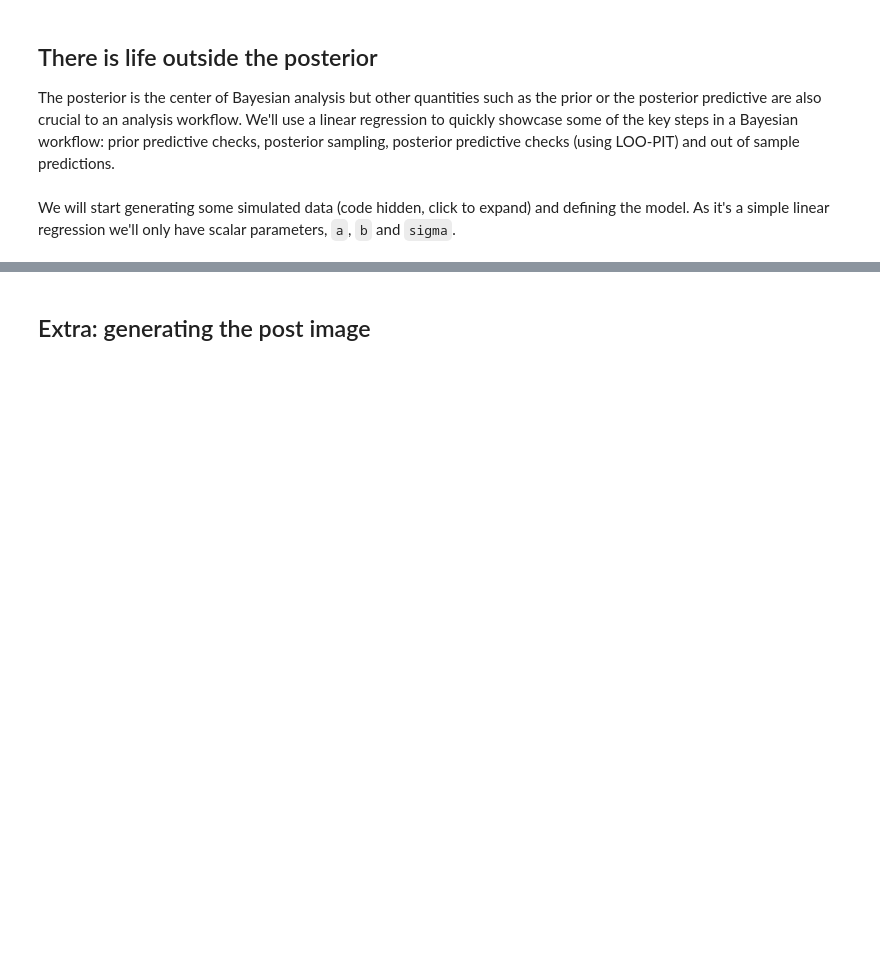
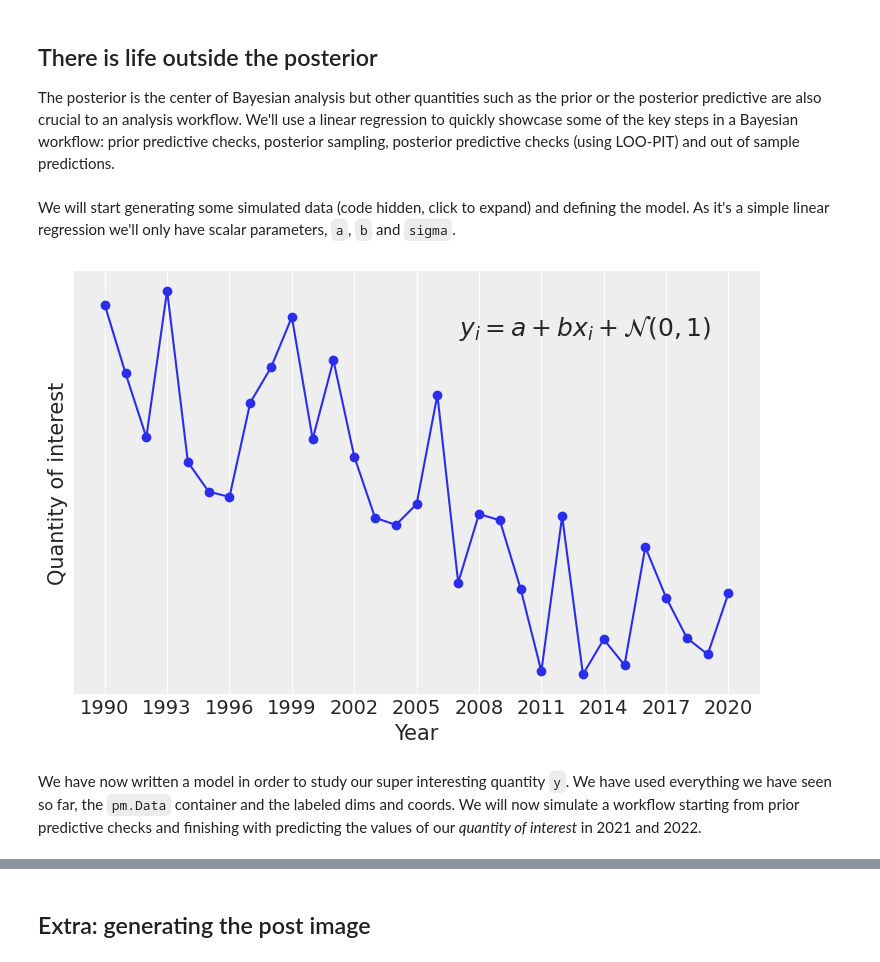
Before and after one commit to OriolAbril/oriol_unraveled, a Jupyter notebook: _notebooks/2020-08-16-pymc3-arviz.ipynb, the cells around one changed output, grey strips where cells are left out. Drawn from its saved outputs; the diff is of its cells as text; code cells hidden in the pictures; blank space fills up the shorter version.

Commit message:
add linreg example to labeled coords post

```diff
--- a/_notebooks/2020-08-16-pymc3-arviz.ipynb
+++ b/_notebooks/2020-08-16-pymc3-arviz.ipynb
@@ -17,6 +18,8 @@ import pymc3 as pm
 import theano.tensor as tt
 
 rng = np.random.default_rng()
+# %%
+az.style.use("arviz-darkgrid")
 # %% [markdown]
 ## For the :heart: of labeled arrays
 For all of us who love labeled arrays, [PyMC 3.9.0](https://github.com/pymc-devs/pymc3/blob/master/RELEASE-NOTES.md#pymc3-390-16-june-2020) came with some amazing news: support for using coordinate and dimension names to specify the shapes of variables in a `pm.Model`. While this is good news by its own merit, its seamless integration with ArviZ even more impactful and relevant.
@@ -200 +197,22 @@ y_ = a_ + b_ * x_ + rng.normal(size=len(x_))
+# %%
+#collapse-hide
+a_ = 2
+b_ = -0.4
+x_ = np.linspace(0, 10, 31)
+year_ = np.arange(2021-len(x_), 2021)
+y_ = a_ + b_ * x_ + rng.normal(size=len(x_))
+
+fig, ax = plt.subplots()
+ax.plot(x_, y_, "o-")
+ax.text(
+    0.93, 0.9, r"$y_i = a + bx_i + \mathcal{N}(0,1)$", ha='right', va='top', transform=ax.transAxes, fontsize=18
+)
+
+ax.set_xticks(x_[::3])
+ax.set_xticklabels(year_[::3])
+ax.set_yticks([])
+ax.set_xlabel("Year")
+ax.set_ylabel("Quantity of interest");
+# %% [output]
+[figure, added]
 # %%
@@ -209,0 +228,2 @@ with pm.Model(coords=coords) as linreg_model:
+# %% [markdown]
+We have now written a model in order to study our super interesting quantity `y`. We have used everything we have seen so far, the `pm.Data` container and the labeled dims and coords. We will now simulate a workflow starting from prior predictive checks and finishing with predicting the values of our _quantity of interest_ in 2021 and 2022.
```
Also changed, not shown: parts of 19 cells of this notebook.
